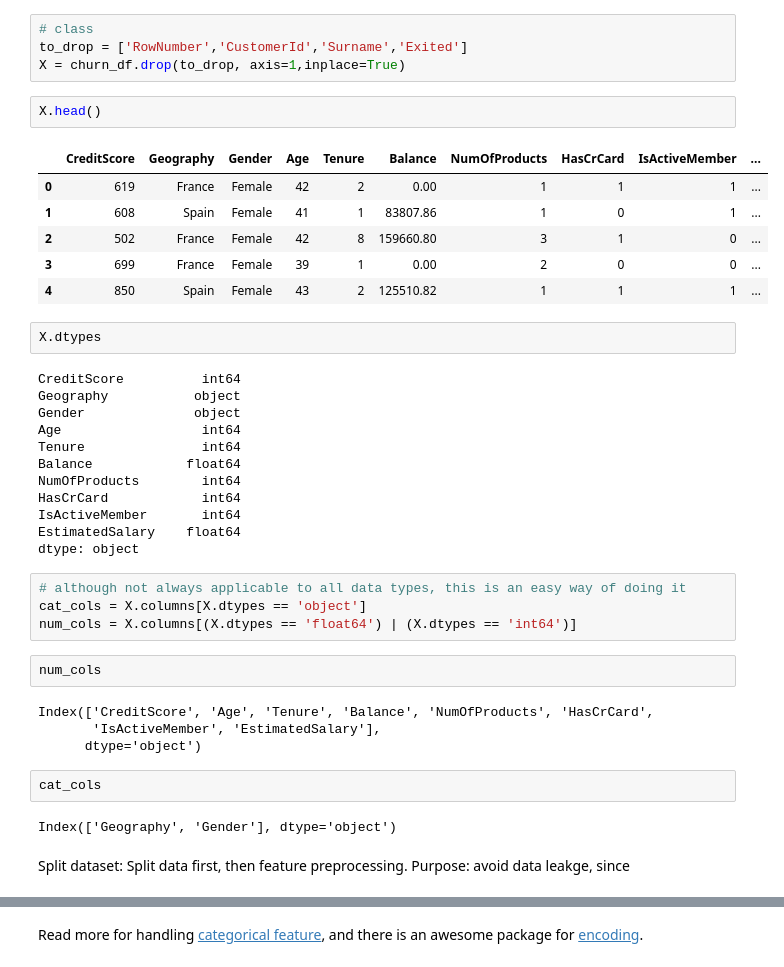
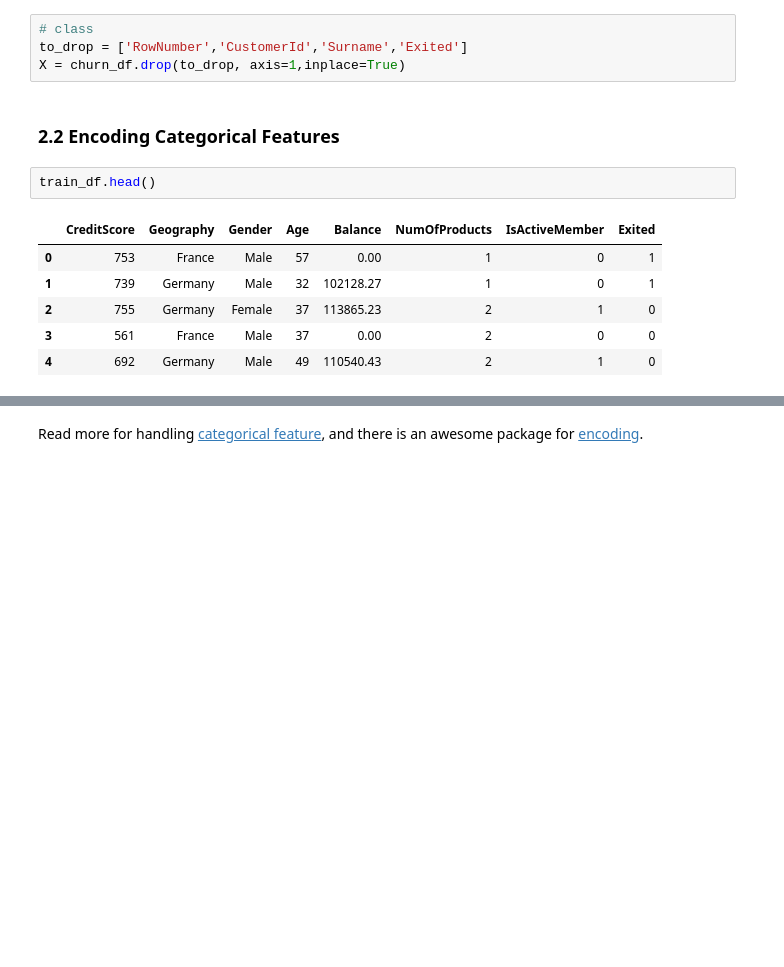
Before and after one commit to HuanSunGo/Machine_Learning_Projects, a Jupyter notebook: Customer_Churn_Prediction.ipynb, the cells around one changed output, grey strips where cells are left out. Drawn from its saved outputs; the diff is of its cells as text; blank space fills up the shorter version.

```diff
--- a/Customer_Churn_Prediction.ipynb
+++ b/Customer_Churn_Prediction.ipynb
@@ -367,44 +367,14 @@ train_df = train_df.drop(features_drop, axis=1)
 # class
 to_drop = ['RowNumber','CustomerId','Surname','Exited']
 X = churn_df.drop(to_drop, axis=1,inplace=True)
+# %% [markdown]
+### 2.2 Encoding Categorical Features
 # %%
-X.head()
+train_df.head()
 # %% [output]
-|  | CreditScore | Geography | Gender | Age | Tenure | Balance | NumOfProducts | HasCrCard | IsActiveMember | ... |
-| 0 | 619 | France | Female | 42 | 2 | 0.00 | 1 | 1 | 1 | ... |
-| 1 | 608 | Spain | Female | 41 | 1 | 83807.86 | 1 | 0 | 1 | ... |
-| 2 | 502 | France | Female | 42 | 8 | 159660.80 | 3 | 1 | 0 | ... |
-| 3 | 699 | France | Female | 39 | 1 | 0.00 | 2 | 0 | 0 | ... |
-| 4 | 850 | Spain | Female | 43 | 2 | 125510.82 | 1 | 1 | 1 | ... |
+|  | CreditScore | Geography | Gender | Age | Balance | NumOfProducts | IsActiveMember | Exited |
+| 0 | 753 | France | Male | 57 | 0.00 | 1 | 0 | 1 |
+| 1 | 739 | Germany | Male | 32 | 102128.27 | 1 | 0 | 1 |
+| 2 | 755 | Germany | Female | 37 | 113865.23 | 2 | 1 | 0 |
+| 3 | 561 | France | Male | 37 | 0.00 | 2 | 0 | 0 |
+| 4 | 692 | Germany | Male | 49 | 110540.43 | 2 | 1 | 0 |
-# %%
-X.dtypes
-# %% [output]
-CreditScore          int64
-Geography           object
-Gender              object
-Age                  int64
-Tenure               int64
-Balance            float64
-NumOfProducts        int64
-HasCrCard            int64
-IsActiveMember       int64
-EstimatedSalary    float64
-dtype: object
-# %%
-# although not always applicable to all data types, this is an easy way of doing it
-cat_cols = X.columns[X.dtypes == 'object']
-num_cols = X.columns[(X.dtypes == 'float64') | (X.dtypes == 'int64')]
-# %%
-num_cols
-# %% [output]
-Index(['CreditScore', 'Age', 'Tenure', 'Balance', 'NumOfProducts', 'HasCrCard',
-       'IsActiveMember', 'EstimatedSalary'],
-      dtype='object')
-# %%
-cat_cols
-# %% [output]
-Index(['Geography', 'Gender'], dtype='object')
-# %% [markdown]
-Split dataset:
-Split data first, then feature preprocessing.
-Purpose: avoid data leakge, since
```
Also changed, not shown: parts of 3 cells of this notebook.
